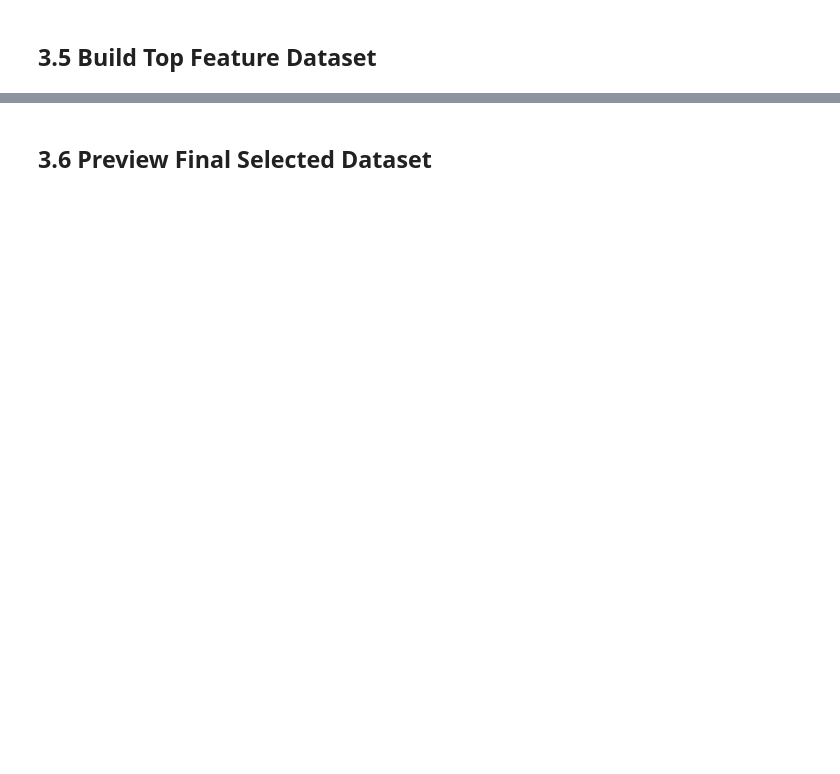
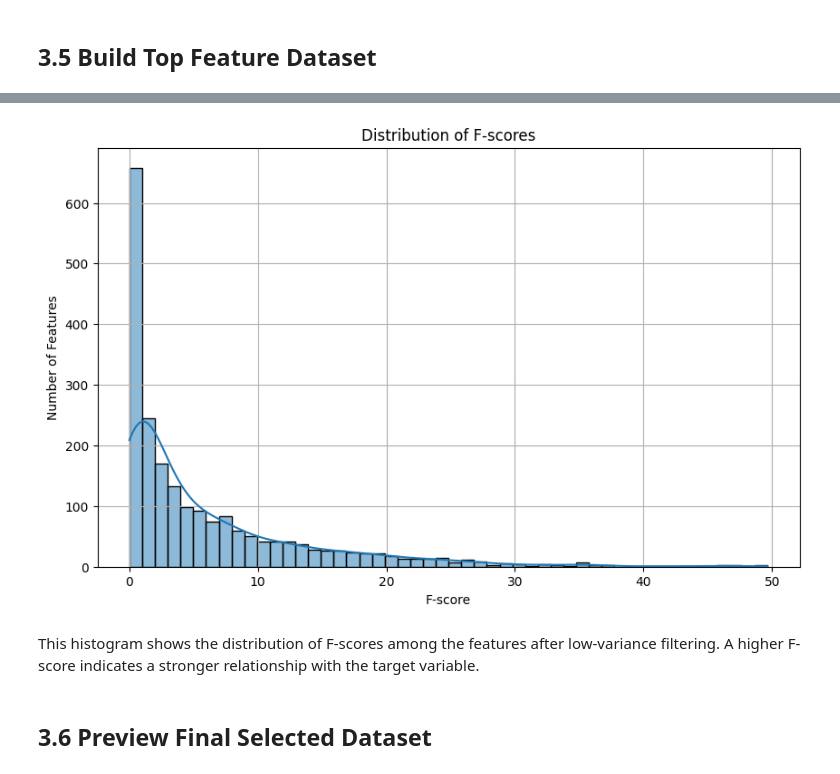
Before and after one commit to akbar527/Akbar, a Jupyter notebook: 3_RecA_Feature_Selection_and_RFE_Benchmark_Workflow.ipynb, the cells around one changed output, grey strips where cells are left out. Saved outputs shown, nothing was run; the diff lists cells and outputs as text; code cells hidden in the pictures; blank space fills up the shorter version.

```diff
--- a/3_RecA_Feature_Selection_and_RFE_Benchmark_Workflow.ipynb
+++ b/3_RecA_Feature_Selection_and_RFE_Benchmark_Workflow.ipynb
@@ -342,6 +384,12 @@ OUTPUT_DIR.mkdir(parents=True, exist_ok=True)
 # %% [markdown]
 ## 3.1 Load Dataset
 # %%
+from pathlib import Path
+
+# Override INPUT_FILE defined in a previous cell, as it's incorrect.
+# The file '02_recA_modeling_matrix.csv' is directly in the content directory.
+INPUT_FILE = Path.cwd() / '02_recA_modeling_matrix.csv'
+
 if not INPUT_FILE.exists():
     raise FileNotFoundError(f'Input file not found: {INPUT_FILE}')
 
@@ -433,3 +538,18 @@ print('Saved top feature dataset to:', TOP_FEATURE_FILE)
+# %%
+import matplotlib.pyplot as plt
+import seaborn as sns
+
+plt.figure(figsize=(10, 6))
+sns.histplot(feature_scores['f_score'], bins=50, kde=True)
+plt.title('Distribution of F-scores')
+plt.xlabel('F-score')
+plt.ylabel('Number of Features')
+plt.grid(True)
+plt.show()
+# %% [output]
+[figure, added]
+# %% [markdown]
+This histogram shows the distribution of F-scores among the features after low-variance filtering. A higher F-score indicates a stronger relationship with the target variable.
 # %% [markdown]
 ## 3.6 Preview Final Selected Dataset
 # %%
```
Also changed, not shown: parts of 12 cells of this notebook.
